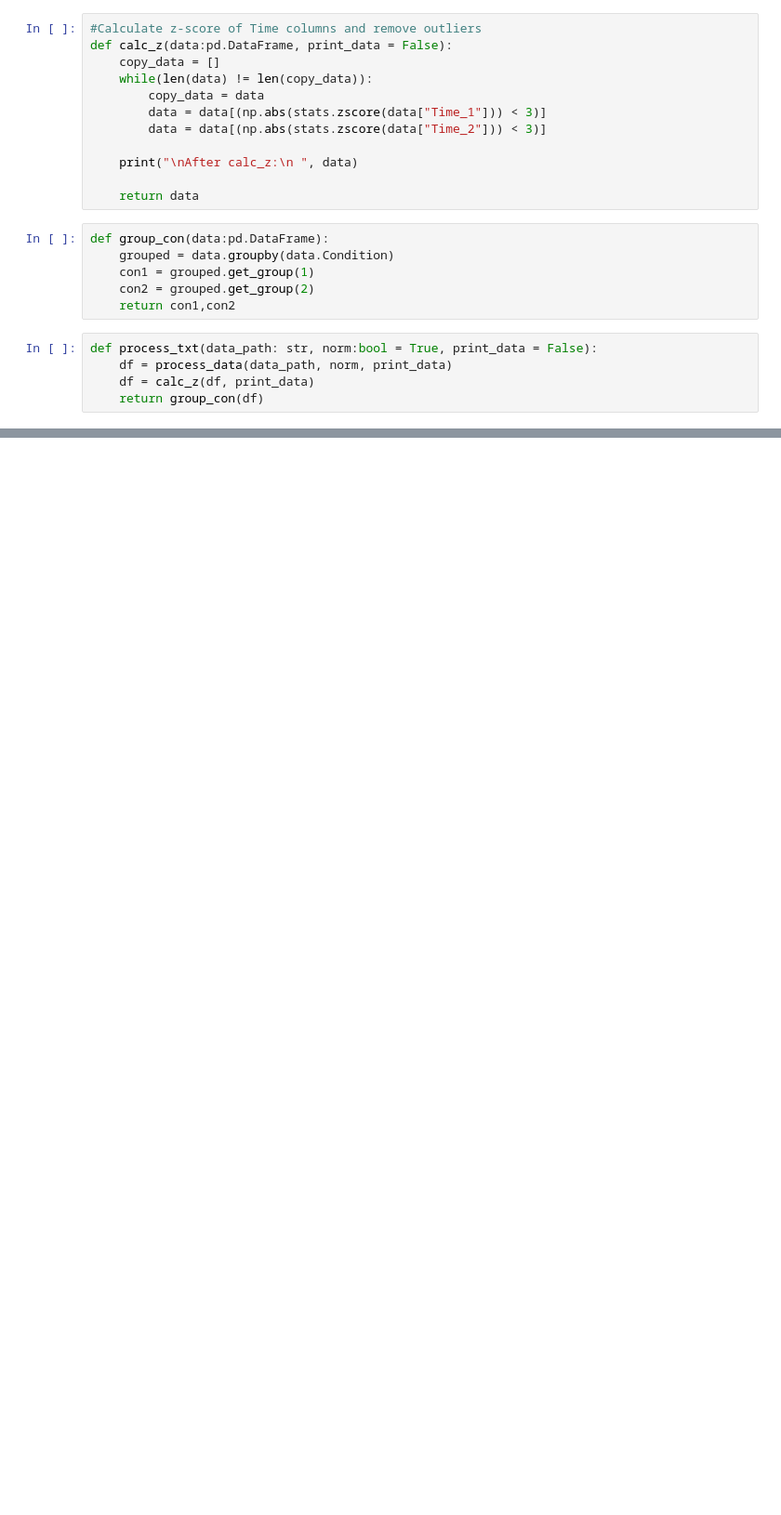
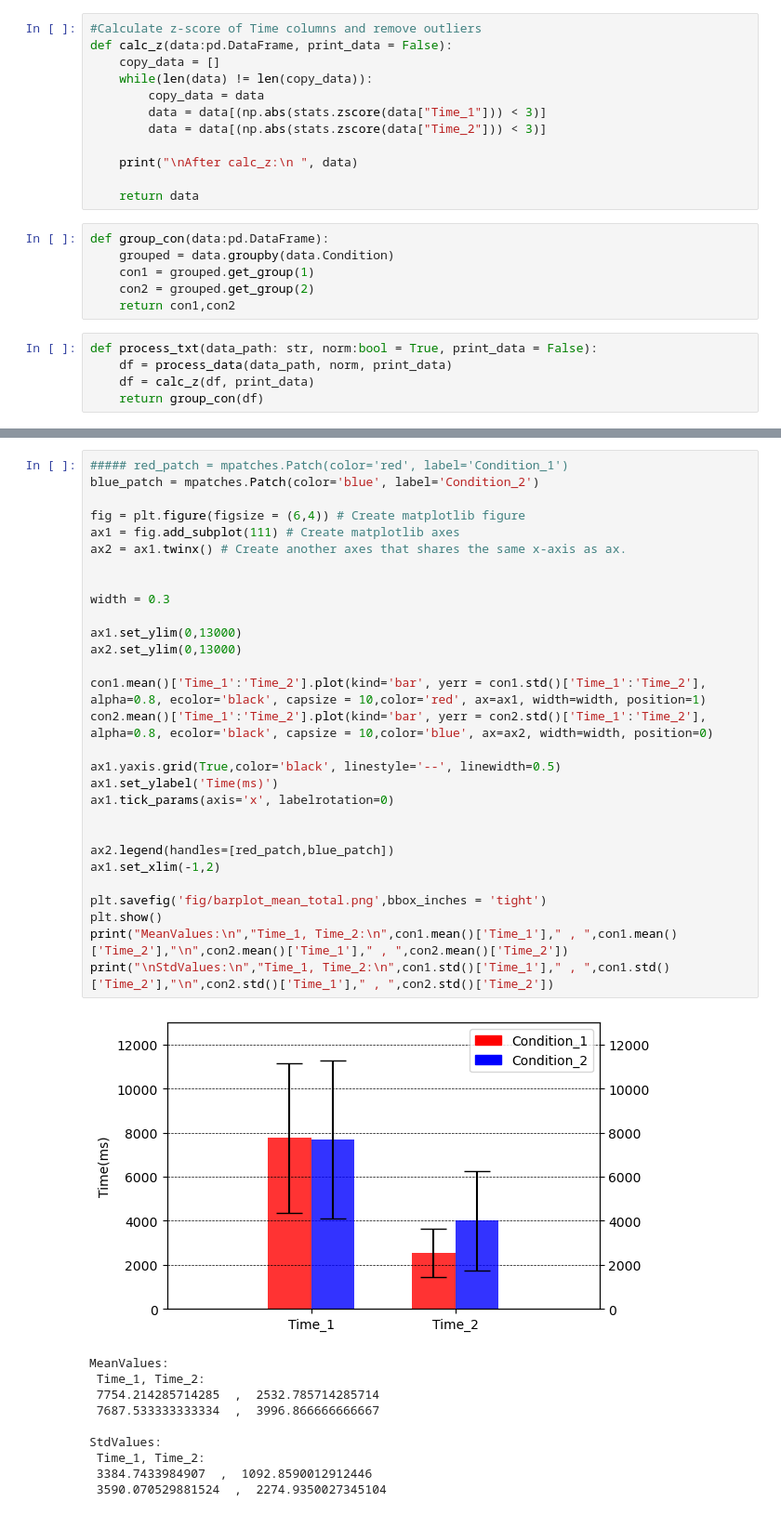
Before and after one commit to hkirsch94/HCI_ActionLine, a Jupyter notebook: HCI_analyse.ipynb, the cells around one changed output, grey strips where cells are left out. Shown at 93% size. Cells and saved outputs as stored; diff of their text form; blank space fills up the shorter version.

```diff
--- a/HCI_analyse.ipynb
+++ b/HCI_analyse.ipynb
@@ -191,3 +163,43 @@ plt.show()
+# %%
+##### red_patch = mpatches.Patch(color='red', label='Condition_1')
+blue_patch = mpatches.Patch(color='blue', label='Condition_2')
+
+fig = plt.figure(figsize = (6,4)) # Create matplotlib figure
+ax1 = fig.add_subplot(111) # Create matplotlib axes
+ax2 = ax1.twinx() # Create another axes that shares the same x-axis as ax.
+
+
+width = 0.3
+
+ax1.set_ylim(0,13000)
+ax2.set_ylim(0,13000)
+
+con1.mean()['Time_1':'Time_2'].plot(kind='bar', yerr = con1.std()['Time_1':'Time_2'], alpha=0.8, ecolor='black', capsize = 10,color='red', ax=ax1, width=width, position=1)
+con2.mean()['Time_1':'Time_2'].plot(kind='bar', yerr = con2.std()['Time_1':'Time_2'], alpha=0.8, ecolor='black', capsize = 10,color='blue', ax=ax2, width=width, position=0)
+
+ax1.yaxis.grid(True,color='black', linestyle='--', linewidth=0.5)
+ax1.set_ylabel('Time(ms)')
+ax1.tick_params(axis='x', labelrotation=0)
+
+
+ax2.legend(handles=[red_patch,blue_patch])
+ax1.set_xlim(-1,2)
+
+plt.savefig('fig/barplot_mean_total.png',bbox_inches = 'tight')
+plt.show()
+print("MeanValues:\n","Time_1, Time_2:\n",con1.mean()['Time_1']," , ",con1.mean()['Time_2'],"\n",con2.mean()['Time_1']," , ",con2.mean()['Time_2'])
+print("\nStdValues:\n","Time_1, Time_2:\n",con1.std()['Time_1']," , ",con1.std()['Time_2'],"\n",con2.std()['Time_1']," , ",con2.std()['Time_2'])
+# %% [output]
+[figure, added]
+MeanValues:
+ Time_1, Time_2:
+ 7754.214285714285  ,  2532.785714285714
+ 7687.533333333334  ,  3996.866666666667
+
+StdValues:
+ Time_1, Time_2:
+ 3384.7433984907  ,  1092.8590012912446
+ 3590.070529881524  ,  2274.9350027345104
 # %%
 fig = plt.figure(figsize = (8,4)) # Create matplotlib figure
 ax1 = fig.add_subplot(111) # Create matplotlib axes
```
Also changed, not shown: parts of 11 cells of this notebook, 6 other files.
